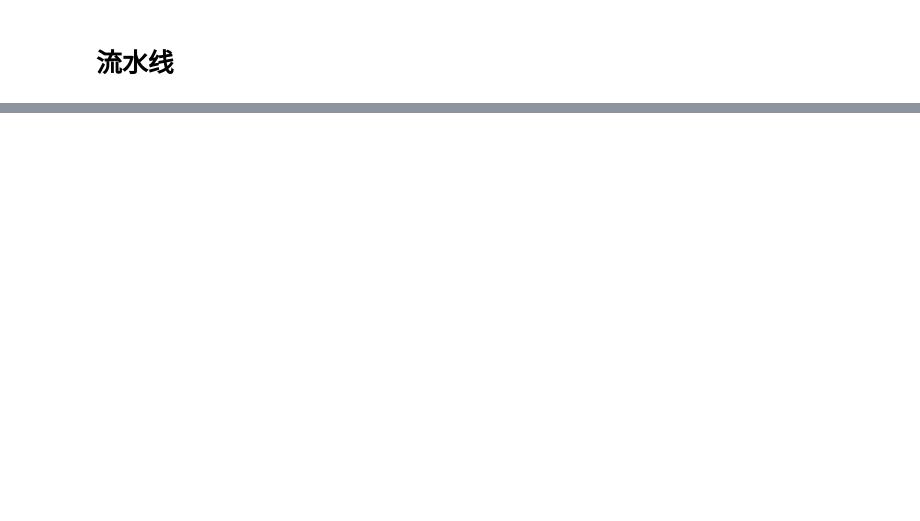
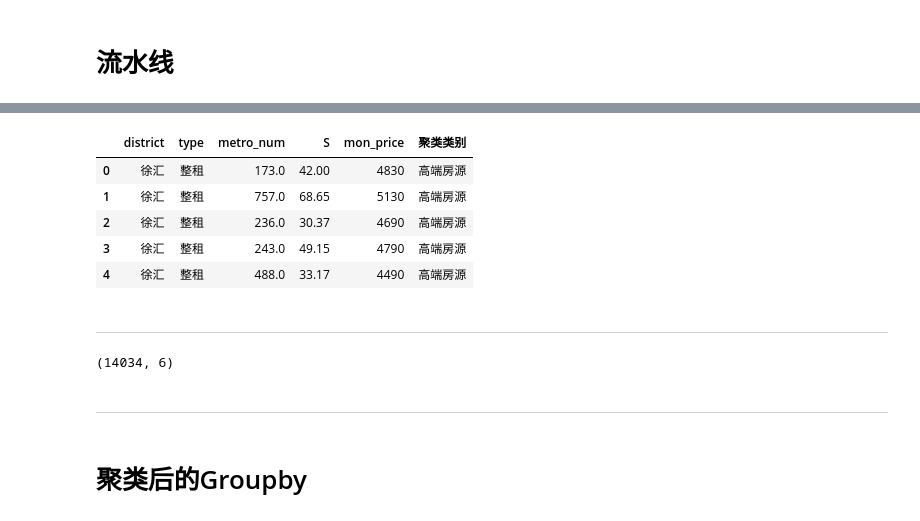
Before and after one commit to brandonchow1997/ziroom_ml_analysis, a Jupyter notebook: shanghai_houseprice_analysis.ipynb, the cells around one changed output, grey strips where cells are left out. Drawn from its saved outputs; the diff is of its cells as text; code cells hidden in the pictures; blank space fills up the shorter version.

```diff
--- a/shanghai_houseprice_analysis.ipynb
+++ b/shanghai_houseprice_analysis.ipynb
@@ -145,0 +266,42 @@ array([[ 0.        ,  0.        ,  1.        , ..., -1.1958562 ,
+# %%
+c = pd.DataFrame(kmodel.cluster_centers_).sort_values(2)
+c['房屋等级']=['交通不便普通','交通一般普通','交通便利普通','高端房源','豪宅']
+#c
+# %%
+labels = c
+# 高价值
+expensive = labels[labels['房屋等级']=='豪宅'].index[0]
+high = labels[labels['房屋等级']=='高端房源'].index[0]
+mid = labels[labels['房屋等级']=='交通便利普通'].index[0]
+normal = labels[labels['房屋等级']=='交通一般普通'].index[0]
+low = labels[labels['房屋等级']=='交通不便普通'].index[0]
+#print(expensive,high,mid,low)
+# %%
+kmeans_type_shift = {
+    expensive:'豪宅',
+    high:'高端房源',
+    mid:'交通便利普通',
+    normal:'交通一般普通',
+    low:'交通不便普通'
+}
+housing_data['聚类类别'] = housing_data['聚类类别'].map(kmeans_type_shift)
+# %%
+housing_data.head()
+# %% [output]
+|  | district | type | metro_num | S | mon_price | 聚类类别 |
+| 0 | 徐汇 | 整租 | 173.0 | 42.00 | 4830 | 高端房源 |
+| 1 | 徐汇 | 整租 | 757.0 | 68.65 | 5130 | 高端房源 |
+| 2 | 徐汇 | 整租 | 236.0 | 30.37 | 4690 | 高端房源 |
+| 3 | 徐汇 | 整租 | 243.0 | 49.15 | 4790 | 高端房源 |
+| 4 | 徐汇 | 整租 | 488.0 | 33.17 | 4490 | 高端房源 |
+# %% [markdown]
+---
+# %%
+housing_data.shape
+#housing_data.info()
+# %% [output]
+(14034, 6)
+# %% [markdown]
+---
+# %% [markdown]
+# 聚类后的Groupby
```
Also changed, not shown: parts of 58 cells of this notebook, 2 other files.
